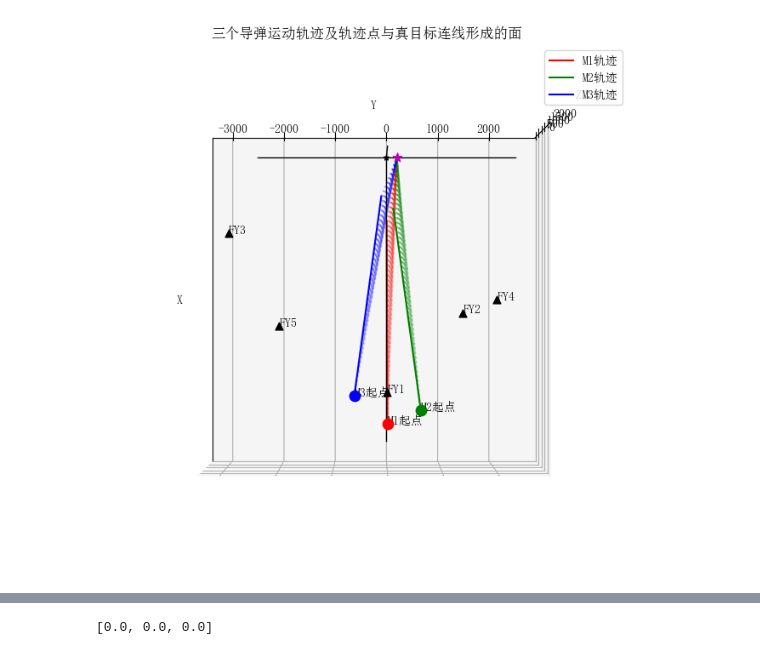
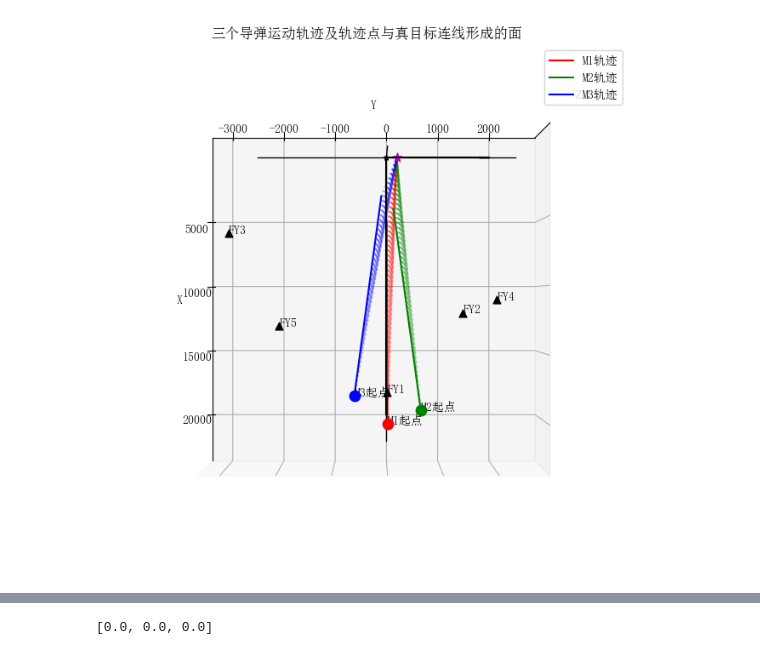
Before and after one commit to lumen183/2025A_practice, a Jupyter notebook: solution05.ipynb, the cells around one changed output, grey strips where cells are left out. Cells and saved outputs as stored; diff of their text form; code cells hidden in the pictures.

```diff
--- a/solution05.ipynb
+++ b/solution05.ipynb
@@ -38,32 +38,36 @@ for i in range(3):
     traj = missile_starts[i][:, np.newaxis] + missile_v * t_list * missile_dir[:, np.newaxis]
     ax.plot(traj[0], traj[1], traj[2], color=colors[i], label=f'{labels[i]}轨迹')
     # 起点标记
     ax.scatter(missile_starts[i][0], missile_starts[i][1], missile_starts[i][2], color=colors[i], marker='o', s=80)
     ax.text(missile_starts[i][0], missile_starts[i][1], missile_starts[i][2], f'{labels[i]}起点', fontsize=10)
     # 轨迹上的每一点与真目标连线（形成面）
     for j in range(0, len(t_list), 20):  # 每隔20个点画一条连线，避免太密集
         ax.plot([traj[0][j], true_target[0]], [traj[1][j], true_target[1]], [traj[2][j], true_target[2]],
                 color=colors[i], linestyle=':', alpha=0.3)
 
 # 坐标原点标记
 for i in range(5):
     ax.scatter(drone_pos[i][0], drone_pos[i][1], drone_pos[i][2], color='k', marker='^', s=40)
     ax.text(drone_pos[i][0], drone_pos[i][1], drone_pos[i][2], f'FY{i+1}', fontsize=10)
 ax.scatter(0, 0, 0, color='k', marker='*')
 ax.text(0, 0, 0, s=' ', fontsize=10)
 
 # 真目标标记
 ax.scatter(true_target[0], true_target[1], true_target[2], color='m', marker='*', s=60)
 ax.plot([0, 22000], [0, 0], [0, 0], color='k', linestyle='-', linewidth=1)  # X轴
 ax.plot([0, 0], [-2500, 2500], [0, 0], color='k', linestyle='-', linewidth=1)  # Y轴
 ax.plot([0, 0], [0, 0], [0, 2200], color='k', linestyle='-', linewidth=1)  # Z轴
-ax.set_xticks([])
+ax.set_xticks([5000, 10000, 15000, 20000])
+ax.quiver(0,0,0,20000,0,0,color='k',arrow_length_ratio=0.1, linewidth=1.5)
+ax.quiver(0,0,0,0,2000,0,color='k',arrow_length_ratio=0.1, linewidth=1.5)
+ax.set_xticks([5000, 10000, 15000, 20000])
+ax.set_zticks([])
 ax.set_xlabel('X')
 ax.set_ylabel('Y')
 ax.set_zlabel('Z')
 ax.set_title('三个导弹运动轨迹及轨迹点与真目标连线形成的面')
 ax.legend()
 ax.view_init(elev=90, azim=0)
 plt.show()
 # %% [output]
-[figure, old version]
+[figure, new version]
```
Also changed, not shown: parts of 1 cell of this notebook, 5 other files.
